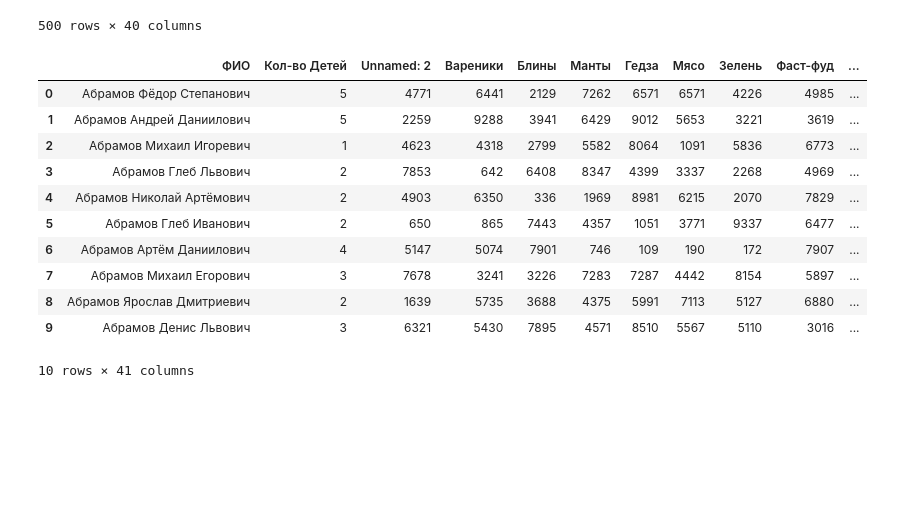
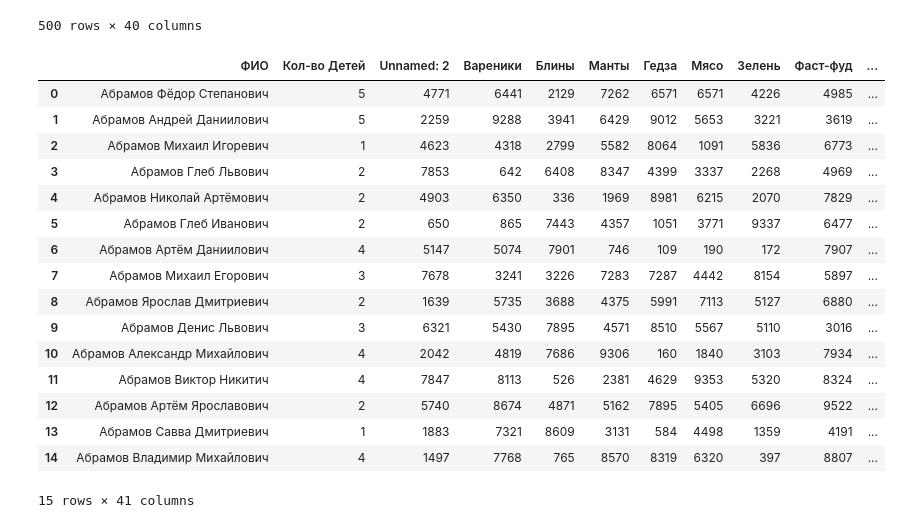
Before and after one commit to MaximNadd/Uni, a Jupyter notebook: Semester_3/Statistics_and_Data_Analysis/data_analysis.ipynb, the cells around one changed output. Drawn from its saved outputs; the diff is of its cells as text; code cells hidden in the pictures; blank space fills up the shorter version.

```diff
--- a/Semester_3/Statistics_and_Data_Analysis/data_analysis.ipynb
+++ b/Semester_3/Statistics_and_Data_Analysis/data_analysis.ipynb
@@ -73,24 +73,29 @@ df.head(500)
 500 rows × 40 columns
 # %%
 conditions = [
-    df['общие_расходы'] < 150000,
-    (df['общие_расходы'] >= 150000) & (df['общие_расходы'] < 180000),
-    df['общие_расходы'] >= 180000
+    df['общие_расходы'] < 180000,
+    (df['общие_расходы'] >= 180000) & (df['общие_расходы'] < 2000000),
+    df['общие_расходы'] >= 2000000
 ]
 df['категория_дохода'] = np.select(conditions, ['Низкий', 'Средний', 'Высокий'])
-df.head(10)
+df.head(15)
 # %% [output]
 |  | ФИО | Кол-во Детей | Unnamed: 2 | Вареники | Блины | Манты | Гедза | Мясо | Зелень | Фаст-фуд | ... |
 | 0 | Абрамов Фёдор Степанович | 5 | 4771 | 6441 | 2129 | 7262 | 6571 | 6571 | 4226 | 4985 | ... |
 | 1 | Абрамов Андрей Даниилович | 5 | 2259 | 9288 | 3941 | 6429 | 9012 | 5653 | 3221 | 3619 | ... |
 | 2 | Абрамов Михаил Игоревич | 1 | 4623 | 4318 | 2799 | 5582 | 8064 | 1091 | 5836 | 6773 | ... |
 | 3 | Абрамов Глеб Львович | 2 | 7853 | 642 | 6408 | 8347 | 4399 | 3337 | 2268 | 4969 | ... |
 | 4 | Абрамов Николай Артёмович | 2 | 4903 | 6350 | 336 | 1969 | 8981 | 6215 | 2070 | 7829 | ... |
 | 5 | Абрамов Глеб Иванович | 2 | 650 | 865 | 7443 | 4357 | 1051 | 3771 | 9337 | 6477 | ... |
 | 6 | Абрамов Артём Даниилович | 4 | 5147 | 5074 | 7901 | 746 | 109 | 190 | 172 | 7907 | ... |
 | 7 | Абрамов Михаил Егорович | 3 | 7678 | 3241 | 3226 | 7283 | 7287 | 4442 | 8154 | 5897 | ... |
 | 8 | Абрамов Ярослав Дмитриевич | 2 | 1639 | 5735 | 3688 | 4375 | 5991 | 7113 | 5127 | 6880 | ... |
 | 9 | Абрамов Денис Львович | 3 | 6321 | 5430 | 7895 | 4571 | 8510 | 5567 | 5110 | 3016 | ... |
+| 10 | Абрамов Александр Михайлович | 4 | 2042 | 4819 | 7686 | 9306 | 160 | 1840 | 3103 | 7934 | ... |
+| 11 | Абрамов Виктор Никитич | 4 | 7847 | 8113 | 526 | 2381 | 4629 | 9353 | 5320 | 8324 | ... |
+| 12 | Абрамов Артём Ярославович | 2 | 5740 | 8674 | 4871 | 5162 | 7895 | 5405 | 6696 | 9522 | ... |
+| 13 | Абрамов Савва Дмитриевич | 1 | 1883 | 7321 | 8609 | 3131 | 584 | 4498 | 1359 | 4191 | ... |
+| 14 | Абрамов Владимир Михайлович | 4 | 1497 | 7768 | 765 | 8570 | 8319 | 6320 | 397 | 8807 | ... |
-10 rows × 41 columns
+15 rows × 41 columns
 # %%
 df['детский_сад'] = np.where(df['Кол-во Детей'] > 0, 'да', 'нет')
```
Also changed, not shown: parts of 2 cells of this notebook.
